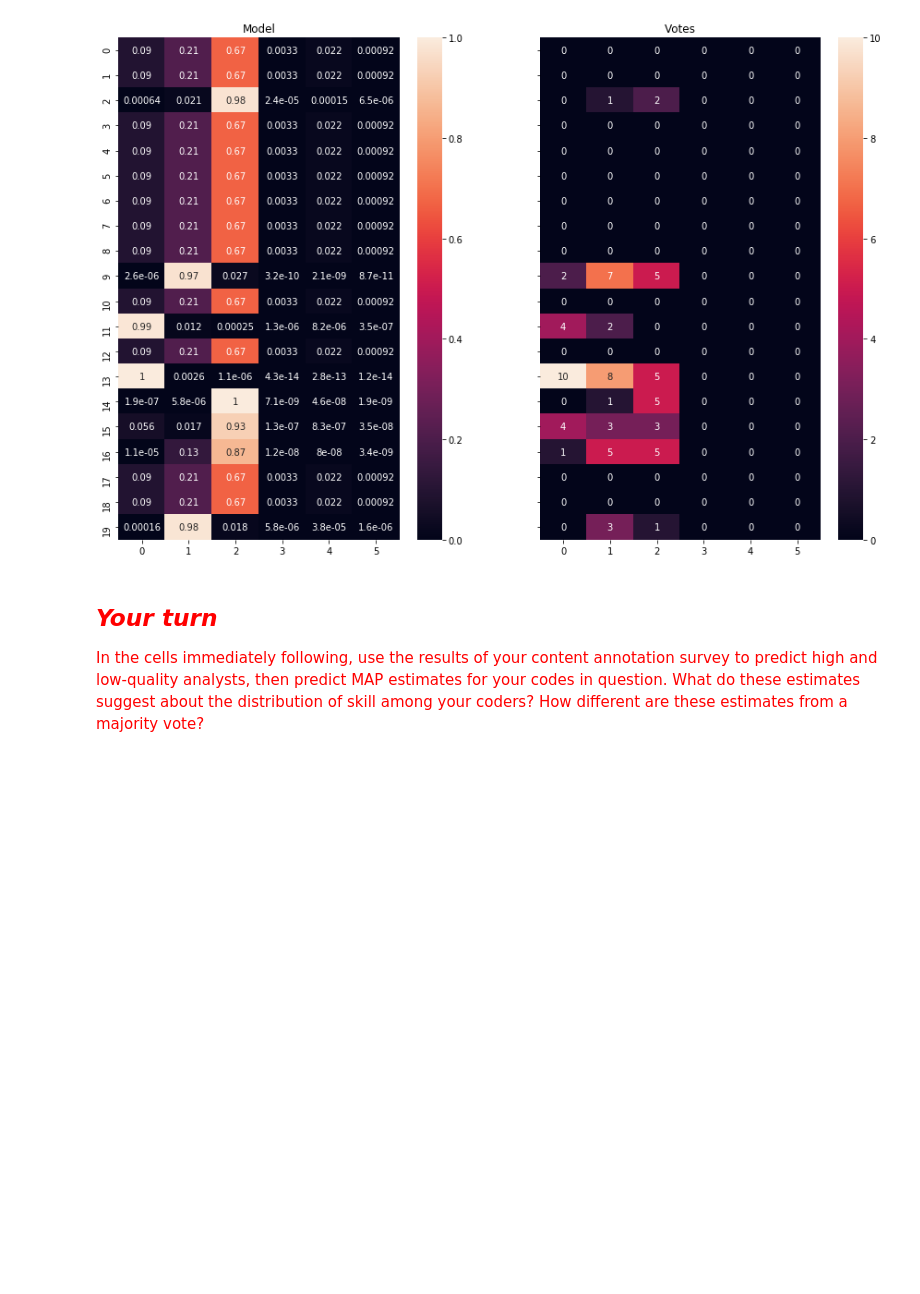
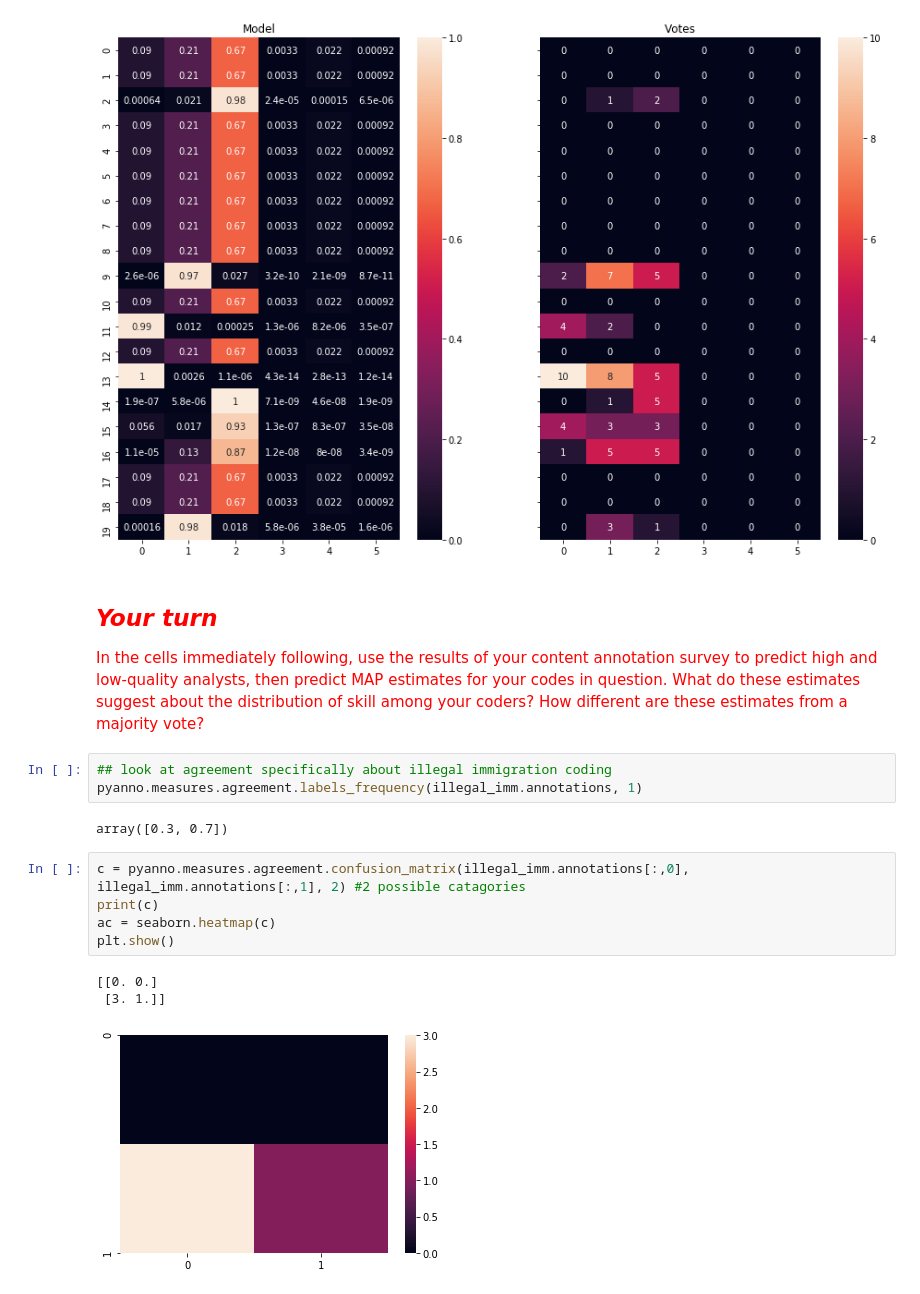
Before and after one commit to vahuja92/content-analysis-20, a Jupyter notebook: week-2/2-Reliability.ipynb, the cells around one changed output. Cells and saved outputs as stored; diff of their text form; blank space fills up the shorter version.

```diff
--- a/week-2/2-Reliability.ipynb
+++ b/week-2/2-Reliability.ipynb
@@ -1060,3 +1100,17 @@ makeQuestionComparison(model_hot, anno_hot)
 ## <span style="color:red">*Your turn*</span>
 
 <span style="color:red">In the cells immediately following, use the results of your content annotation survey to predict high and low-quality analysts, then predict MAP estimates for your codes in question. What do these estimates suggest about the distribution of skill among your coders? How different are these estimates from a majority vote?
+# %%
+## look at agreement specifically about illegal immigration coding
+pyanno.measures.agreement.labels_frequency(illegal_imm.annotations, 1)
+# %% [output]
+array([0.3, 0.7])
+# %%
+c = pyanno.measures.agreement.confusion_matrix(illegal_imm.annotations[:,0], illegal_imm.annotations[:,1], 2) #2 possible catagories
+print(c)
+ac = seaborn.heatmap(c)
+plt.show()
+# %% [output]
+[[0. 0.]
+ [3. 1.]]
+[figure, added]
```
Also changed, not shown: parts of 6 cells of this notebook.
